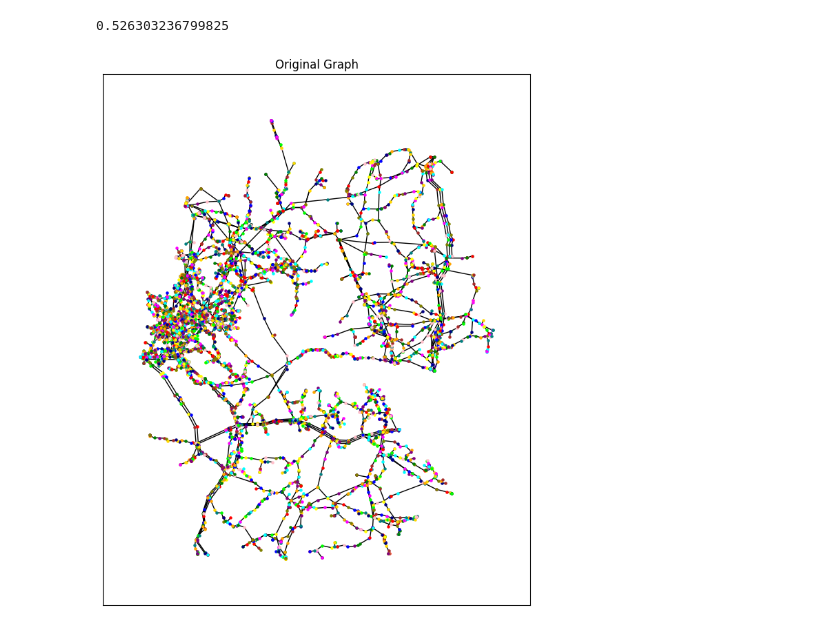
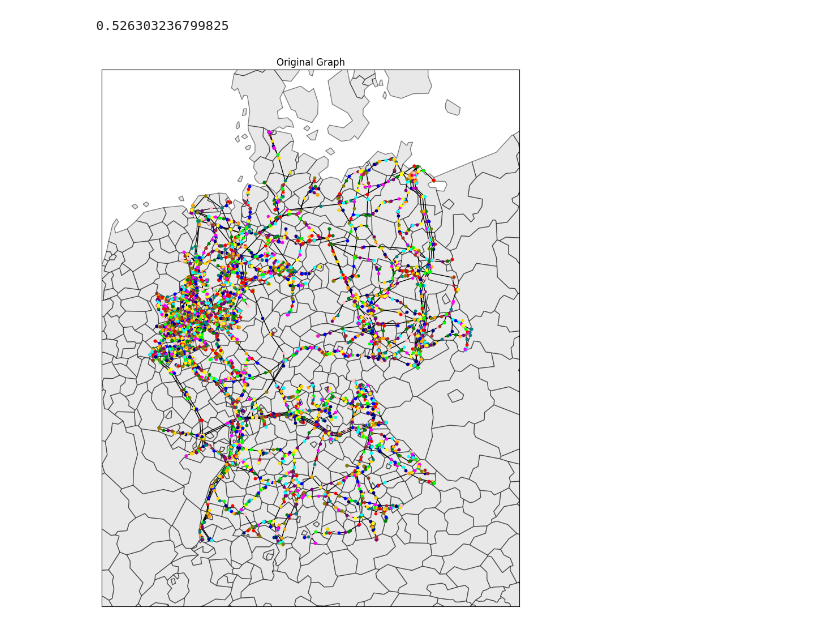
Before and after one commit to hugoschwabe/bachelor-thesis, a Jupyter notebook: benchmark.ipynb, the cells around one changed output. Saved outputs shown, nothing was run; the diff lists cells and outputs as text; code cells hidden in the pictures.

```diff
--- a/benchmark.ipynb
+++ b/benchmark.ipynb
@@ -120,12 +124,12 @@ properties: 1.0
 # %%
 functions.plot_network(
 	graph=original,
-	gdf=nuts3,
-	node_size=5,
+	gdf=nuts3.to_crs("EPSG:3035"),
+	node_size=10,
 	title="Original Graph"
 )
 # %% [output]
-[figure, old version]
+[figure, new version]
 # %%
 functions.plot_network(
 	graph=original,
```
Also changed, not shown: parts of 7 cells of this notebook.
